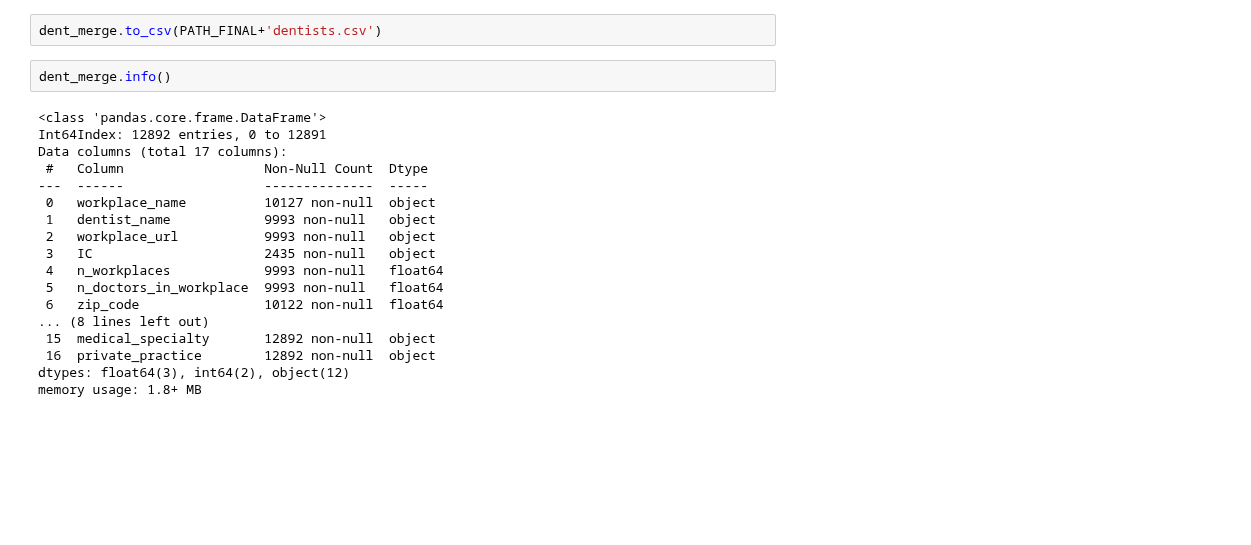
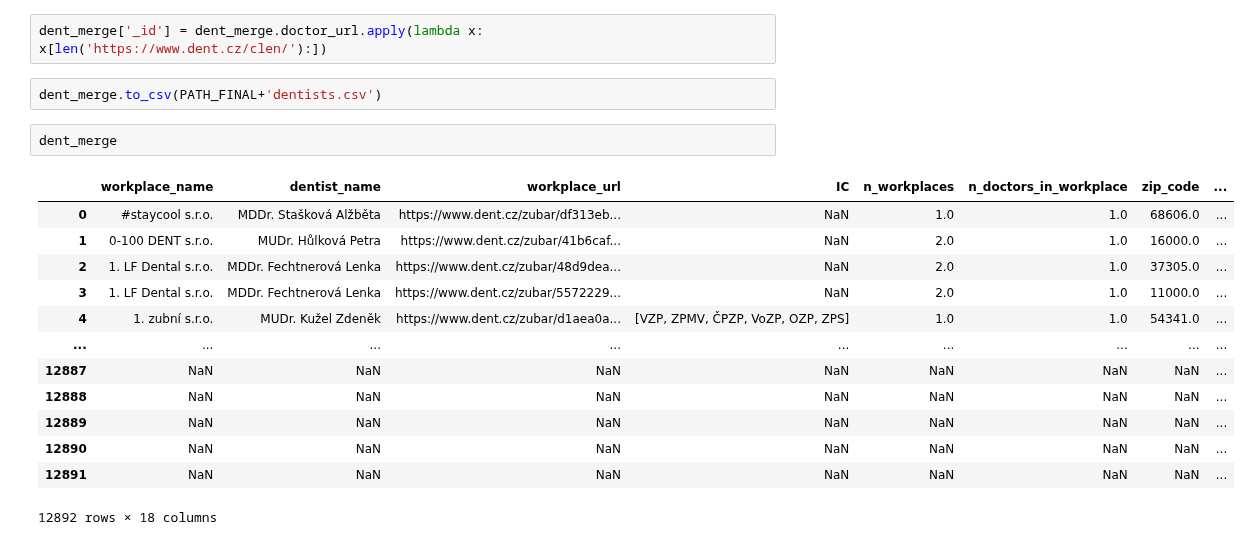
Before and after one commit to opendatalabcz/mapa-zdravi, a Jupyter notebook: src/scripts/csk_scraping.ipynb, the cells around one changed output. Saved outputs shown, nothing was run; the diff lists cells and outputs as text; blank space fills up the shorter version.

Commit message:
dentist _id

```diff
--- a/src/scripts/csk_scraping.ipynb
+++ b/src/scripts/csk_scraping.ipynb
@@ -630,25 +630,23 @@ Total workspaces: 6186
 Merged doctors: 11277
 Total doctors: 11277
 Doctors with workplace: 8512
+# %%
+dent_merge['_id'] = dent_merge.doctor_url.apply(lambda x: x[len('https://www.dent.cz/clen/'):])
 # %%
 dent_merge.to_csv(PATH_FINAL+'dentists.csv')
 # %%
-dent_merge.info()
+dent_merge
 # %% [output]
+|  | workplace_name | dentist_name | workplace_url | IC | n_workplaces | n_doctors_in_workplace | zip_code | ... |
+| 0 | #staycool s.r.o. | MDDr. Stašková Alžběta | https://www.dent.cz/zubar/df313eb... | NaN | 1.0 | 1.0 | 68606.0 | ... |
+| 1 | 0-100 DENT s.r.o. | MUDr. Hůlková Petra | https://www.dent.cz/zubar/41b6caf... | NaN | 2.0 | 1.0 | 16000.0 | ... |
+| 2 | 1. LF Dental s.r.o. | MDDr. Fechtnerová Lenka | https://www.dent.cz/zubar/48d9dea... | NaN | 2.0 | 1.0 | 37305.0 | ... |
+| 3 | 1. LF Dental s.r.o. | MDDr. Fechtnerová Lenka | https://www.dent.cz/zubar/5572229... | NaN | 2.0 | 1.0 | 11000.0 | ... |
+| 4 | 1. zubní s.r.o. | MUDr. Kužel Zdeněk | https://www.dent.cz/zubar/d1aea0a... | [VZP, ZPMV, ČPZP, VoZP, OZP, ZPS] | 1.0 | 1.0 | 54341.0 | ... |
+| ... | ... | ... | ... | ... | ... | ... | ... | ... |
+| 12887 | NaN | NaN | NaN | NaN | NaN | NaN | NaN | ... |
+| 12888 | NaN | NaN | NaN | NaN | NaN | NaN | NaN | ... |
+| 12889 | NaN | NaN | NaN | NaN | NaN | NaN | NaN | ... |
+| 12890 | NaN | NaN | NaN | NaN | NaN | NaN | NaN | ... |
+| 12891 | NaN | NaN | NaN | NaN | NaN | NaN | NaN | ... |
-<class 'pandas.core.frame.DataFrame'>
-Int64Index: 12892 entries, 0 to 12891
-Data columns (total 17 columns):
- #   Column                  Non-Null Count  Dtype
----  ------                  --------------  -----
- 0   workplace_name          10127 non-null  object
- 1   dentist_name            9993 non-null   object
- 2   workplace_url           9993 non-null   object
- 3   IC                      2435 non-null   object
- 4   n_workplaces            9993 non-null   float64
- 5   n_doctors_in_workplace  9993 non-null   float64
- 6   zip_code                10122 non-null  float64
-... (8 lines left out)
- 15  medical_specialty       12892 non-null  object
- 16  private_practice        12892 non-null  object
-dtypes: float64(3), int64(2), object(12)
-memory usage: 1.8+ MB
+12892 rows × 18 columns
```
Also changed, not shown: 1 other file.
